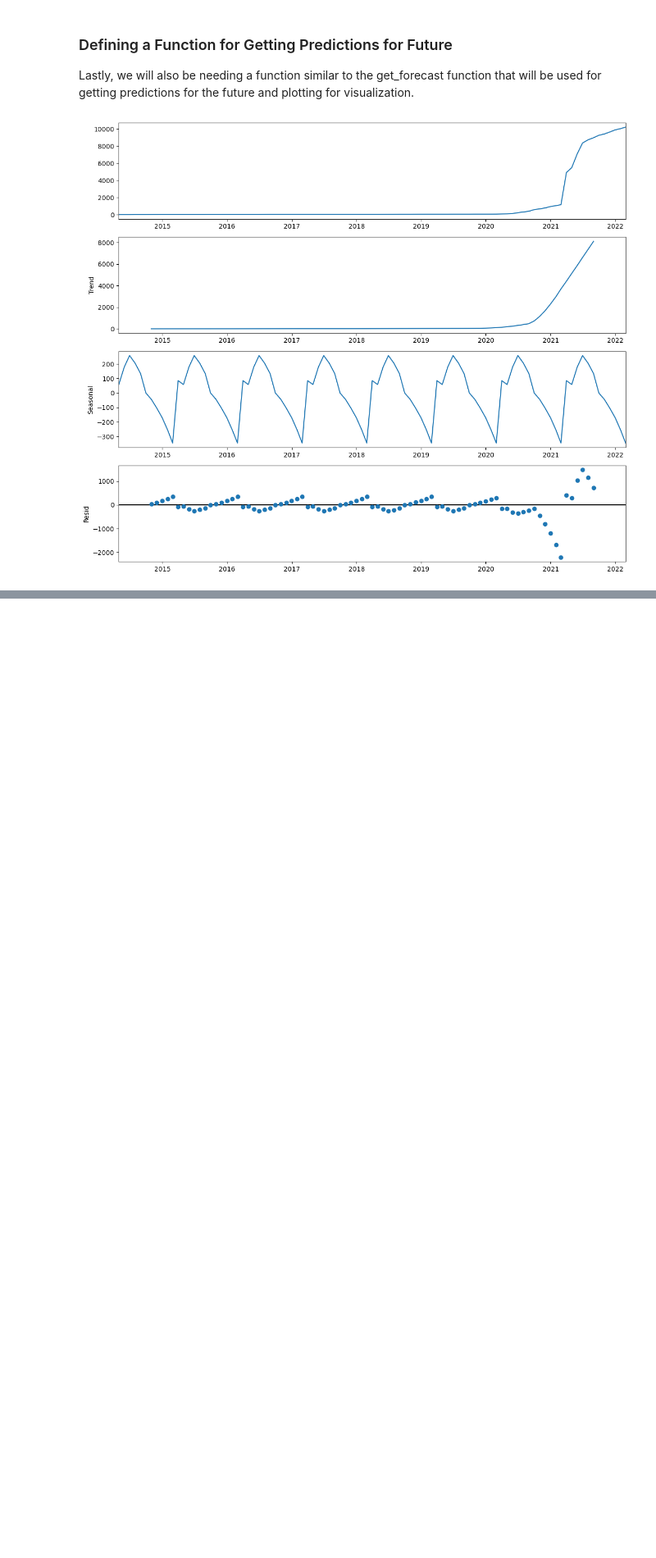
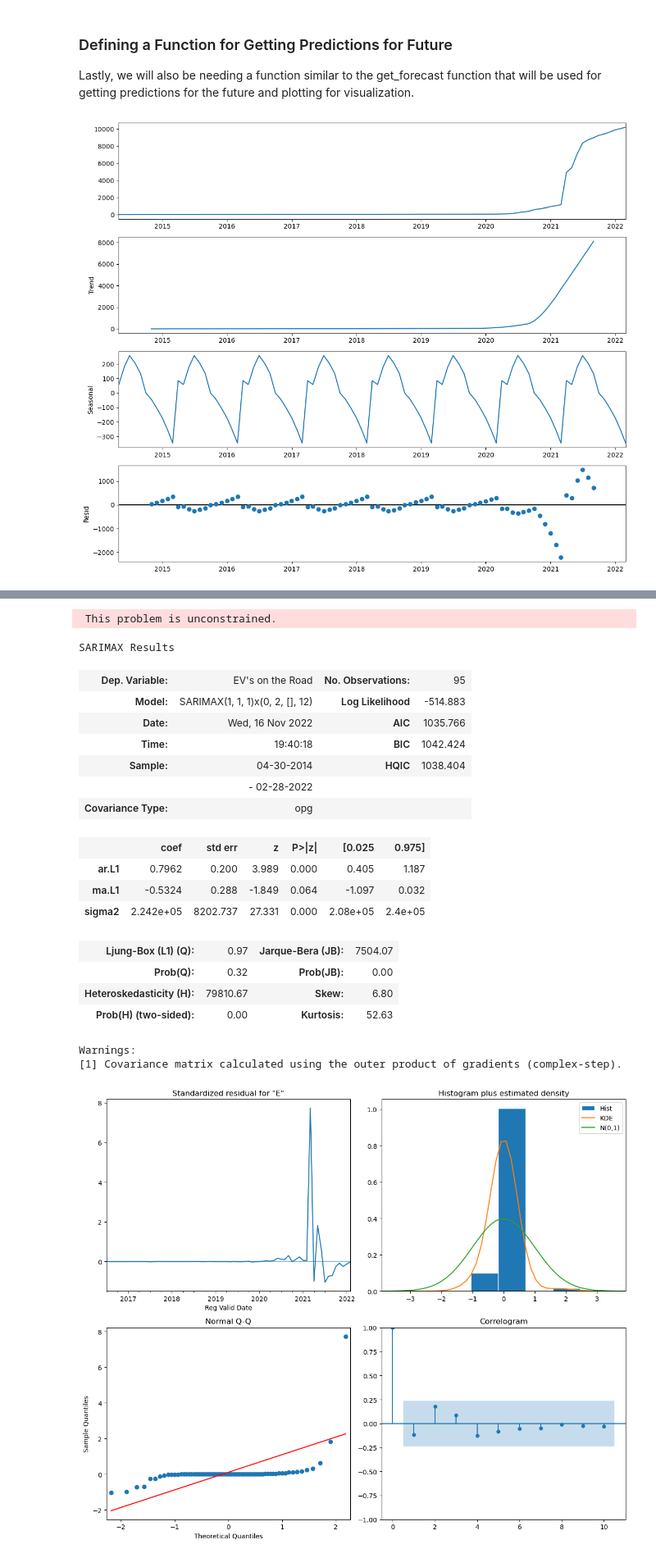
Before and after one commit to Hosseindbr/Ev-projected-sale, a Jupyter notebook: New York registrations .ipynb, the cells around one changed output, grey strips where cells are left out. Shown at 82% size. Drawn from its saved outputs; the diff is of its cells as text; code cells hidden in the pictures; blank space fills up the shorter version.

```diff
--- a/New York registrations .ipynb
+++ b/New York registrations .ipynb
@@ -1324,0 +1428,6 @@ decomp.plot();
+# %%
+model = SARIMAX(county_information['KINGS']['df'], order=(1,1,1),
+                seasonal_order=(0,2,[],12), enforce_invertibility=False,
+                enforce_stationarity=False).fit()
+evaluate_model(model)
+# %% [output]
@@ -1324,0 +1451,20 @@ decomp.plot();
+ This problem is unconstrained.
+SARIMAX Results
+| Dep. Variable: | EV's on the Road | No. Observations: | 95 |
+| Model: | SARIMAX(1, 1, 1)x(0, 2, [], 12) | Log Likelihood | -514.883 |
+| Date: | Wed, 16 Nov 2022 | AIC | 1035.766 |
+| Time: | 19:40:18 | BIC | 1042.424 |
+| Sample: | 04-30-2014 | HQIC | 1038.404 |
+|  | - 02-28-2022 |  |  |
+| Covariance Type: | opg |  |  |
+|  | coef | std err | z | P>|z| | [0.025 | 0.975] |
+| ar.L1 | 0.7962 | 0.200 | 3.989 | 0.000 | 0.405 | 1.187 |
+| ma.L1 | -0.5324 | 0.288 | -1.849 | 0.064 | -1.097 | 0.032 |
+| sigma2 | 2.242e+05 | 8202.737 | 27.331 | 0.000 | 2.08e+05 | 2.4e+05 |
+| Ljung-Box (L1) (Q): | 0.97 | Jarque-Bera (JB): | 7504.07 |
+| Prob(Q): | 0.32 | Prob(JB): | 0.00 |
+| Heteroskedasticity (H): | 79810.67 | Skew: | 6.80 |
+| Prob(H) (two-sided): | 0.00 | Kurtosis: | 52.63 |
+Warnings:
+[1] Covariance matrix calculated using the outer product of gradients (complex-step).
+[figure, added]
```
Also changed, not shown: parts of 45 cells of this notebook.
